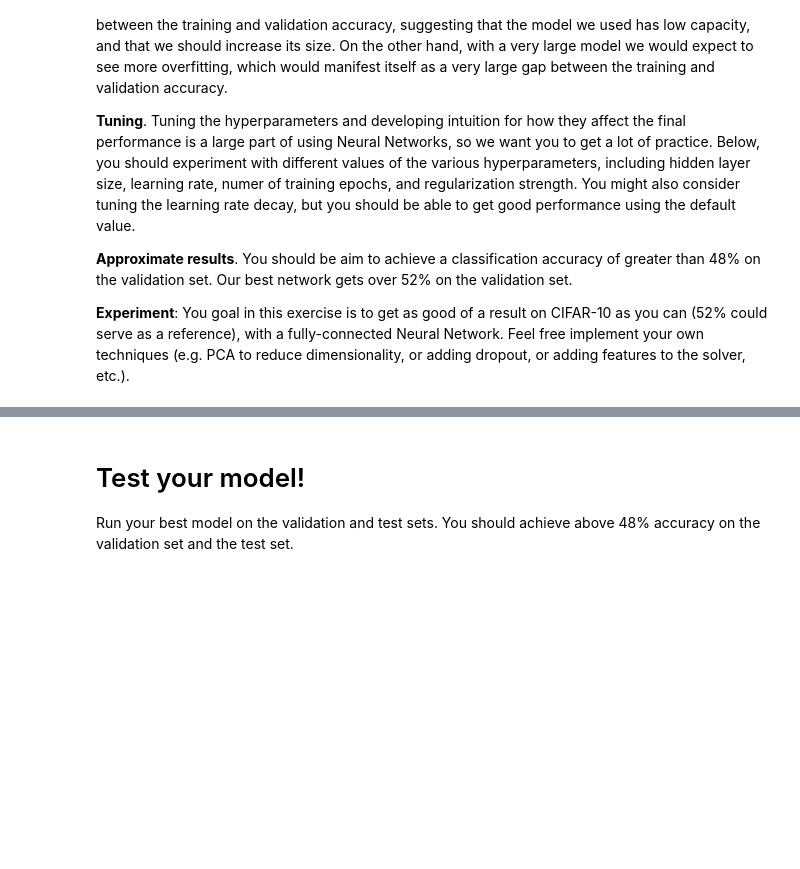
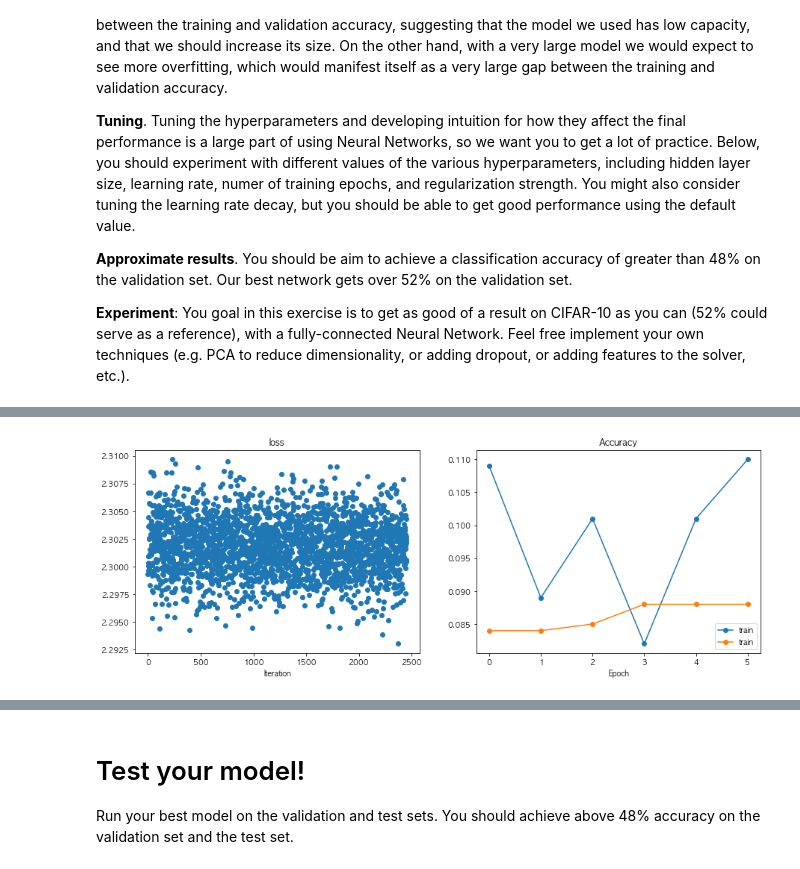
Before and after one commit to CS231n-Study/CS231n-Assignments, a Jupyter notebook: assignment1/two_layer_net.ipynb, the cells around one changed output, grey strips where cells are left out. Drawn from its saved outputs; the diff is of its cells as text; code cells hidden in the pictures; blank space fills up the shorter version.

Commit message:
add testing TwoLayerNet, plotting and hyperparam tuning
- val acc: 0.53
- test acc: 0.522

```diff
--- a/assignment1/two_layer_net.ipynb
+++ b/assignment1/two_layer_net.ipynb
@@ -352,9 +356,9 @@ for reg in [0.0, 0.7]:
 Open the file `cs231n/solver.py` and read through it to familiarize yourself with the API. After doing so, use a `Solver` instance to train a `TwoLayerNet` that achieves about `36%` accuracy on the validation set.
 # %%
 input_size = 32 * 32 * 3
-hidden_size = 50
+hidden_size = 1000
 num_classes = 10
-model = TwoLayerNet(input_size, hidden_size, num_classes)
+model = TwoLayerNet(input_size, hidden_size, num_classes, reg=1e-5)
 solver = None
 
 ##############################################################################
@@ -363,7 +367,10 @@ solver = None
 ##############################################################################
 # *****START OF YOUR CODE (DO NOT DELETE/MODIFY THIS LINE)*****
 
-pass
+train_val_data = {k: v for k, v in data.items() if k not in ['X_test', 'y_test']}
+test_data = {k: v for k, v in data.items() if k in ['X_test', 'y_test']}
+solver = Solver(model, data, optim_config={'learning_rate': 3e-5}, batch_size=100, print_every=25, num_epochs=10)
+solver.train()
 
 # *****END OF YOUR CODE (DO NOT DELETE/MODIFY THIS LINE)*****
 ##############################################################################
@@ -419,6 +448,11 @@ show_net_weights(model)
 # %%
 best_model = None
 
+#? hidden layer size
+#? learning rate
+#? training epoch num
+#? regularization strength
+#? learning rate decay (but it can be able to get performance using the default value)
 
 #################################################################################
 # TODO: Tune hyperparameters using the validation set. Store your best trained  #
@@ -430,13 +464,90 @@ best_model = None
 #                                                                               #
 # Tweaking hyperparameters by hand can be fun, but you might find it useful to  #
 # write code to sweep through possible combinations of hyperparameters          #
-# automatically like we did on thexs previous exercises.                          #
+# automatically like we did on thexs previous exercises.                        #
 #################################################################################
 # *****START OF YOUR CODE (DO NOT DELETE/MODIFY THIS LINE)*****
 
-pass
+#! initialization
+print_every=500
+
+#! plot solver's accuracy
+def plot_accuracy(loss_history, train_acc_history, val_acc_history):
+    plt.subplot(1, 2, 1)
+    plt.title("loss")
+    plt.plot(loss_history, 'o')
+    plt.xlabel("Iteration")
+
+    plt.subplot(1, 2, 2)
+    plt.title("Accuracy")
+    plt.plot(train_acc_history, '-o', label='train')
+    plt.plot(val_acc_history, '-o', label='train')
+    plt.xlabel("Epoch")
+    plt.legend()
+    plt.gcf().set_size_inches(15, 5)
+    plt.show()
+
+#! coarse learning tuning
+#? prolog
+reg = 0.001
+hidden_size = 50
+num_epochs = 5
+val_data = {k: v for k, v in train_val_data.items() if k in ['X_val', 'y_val']}
+
+#? stratified sampling - (1) separately divided bins. -> (2) uniformly random sampling of each bin
+#* (1) separately divided bins
+num_bins=10
+lr_range=np.linspace(-8, -2, num=num_bins)
+bins=[]
+for idx in np.arange(num_bins):
+    if idx == num_bins-1: break
+    bins.append([lr_range[idx], lr_range[idx+1]])
+print(np.shape(bins))
+
+#* (2) uniformly random sampling of each bin
+best_bin = []
+best_acc = 0.
+for bin in bins:
+    s, e = bin
+    print(s, e)
+    learning_rate = 10 ** np.random.uniform(s, e)
+    print('============== learning_rate: %e ===============' % (learning_rate))
+    model = TwoLayerNet(input_size, hidden_size, num_classes, reg=reg)
+    solver = Solver(model, data, optim_config={'learning_rate': learning_rate}, print_every=print_every, num_epochs=num_epochs)
+    solver.train()
+    val_acc = solver.check_accuracy(val_data['X_val'], val_data['y_val'])
+    plot_accuracy(solver.loss_history, solver.train_acc_history, solver.val_acc_history)
+    if best_acc < val_acc:
+        best_acc = val_acc
+        best_model = model
+        best_bin = bin
+
+print('best info: ', best_acc, best_bin)
+
+#! fine learning rate tuning
+max_count=10
+num_epochs=10
+best_learning_rate = 0.
+s, e = best_bin
+for count in range(max_count):
+    learning_rate = 10 ** np.random.uniform(s, e)
+    print('============== learning_rate: %e ===============' % (learning_rate))
+    model = TwoLayerNet(input_size, hidden_size, num_classes, reg=reg)
+    solver = Solver(model, data, optim_config={'learning_rate': learning_rate}, print_every=print_every, num_epochs=num_epochs)
+    solver.train()
+    val_acc = solver.check_accuracy(val_data['X_val'], val_data['y_val'])
+    plot_accuracy(solver.loss_history, solver.train_acc_history, solver.val_acc_history)
+    if best_acc < val_acc:
+        best_acc = val_acc
+        best_model = model
+        best_bin = bin
+        best_learning_rate = learning_rate
+
+print('best info: ', best_acc, best_bin, learning_rate)
+
 
 # *****END OF YOUR CODE (DO NOT DELETE/MODIFY THIS LINE)*****
 ################################################################################
 #                              END OF YOUR CODE                                #
 ################################################################################
+# %% [output]
@@ -442,0 +568 @@ pass
+[figure, added]
```
Also changed, not shown: parts of 9 cells of this notebook, 1 other file.
